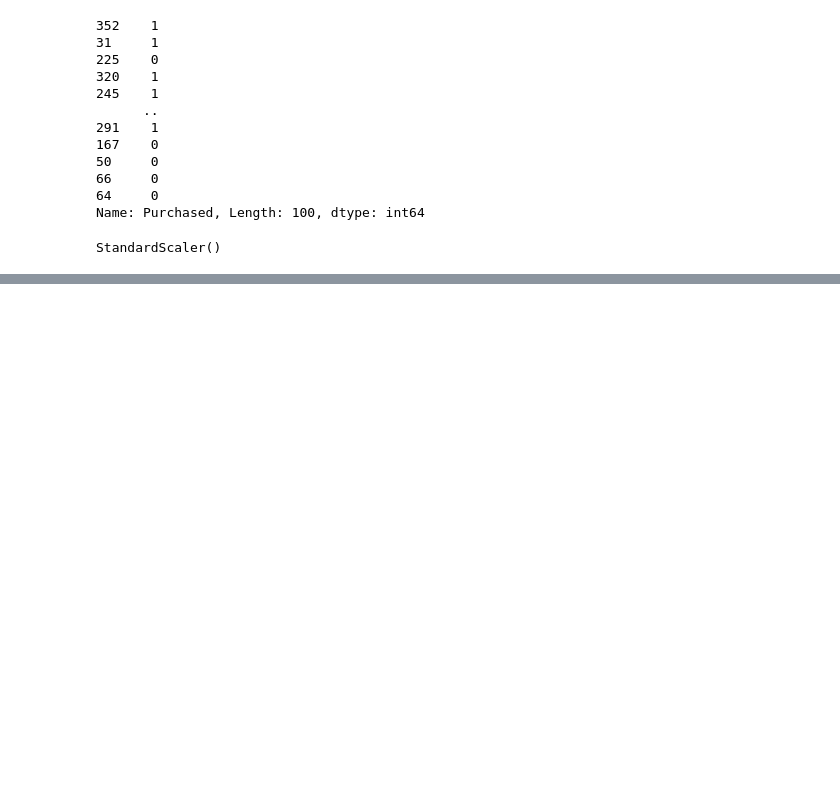
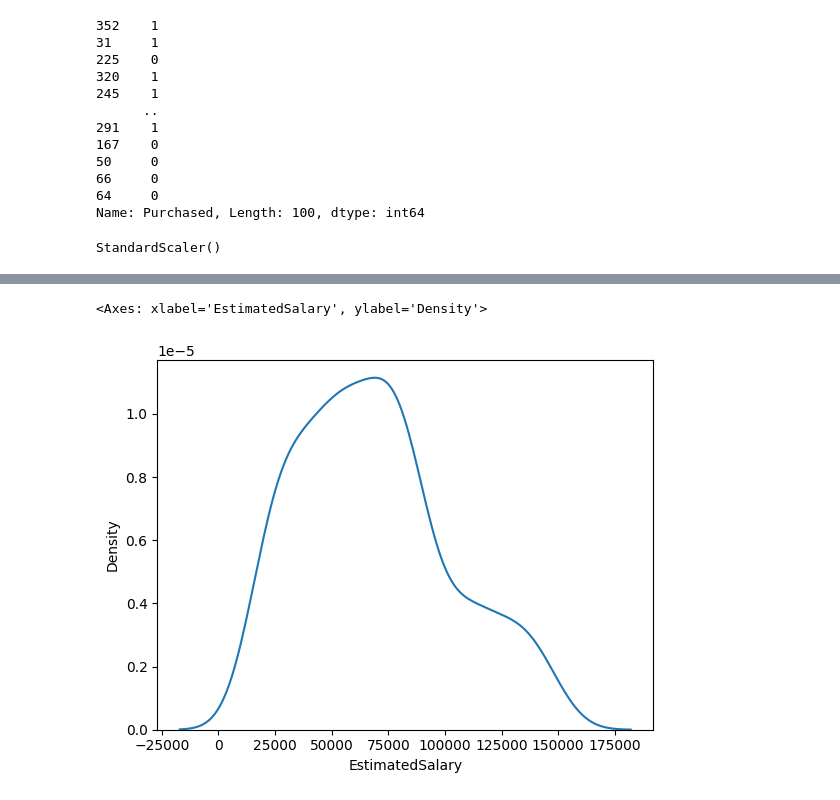
Before and after one commit to Hunnykumar007/SimpleLinearAlgorithm, a Jupyter notebook: notebooks/Feature_Engineering.ipynb, the cells around one changed output, grey strips where cells are left out. Saved outputs shown, nothing was run; the diff lists cells and outputs as text; code cells hidden in the pictures; blank space fills up the shorter version.

```diff
--- a/notebooks/Feature_Engineering.ipynb
+++ b/notebooks/Feature_Engineering.ipynb
@@ -203,0 +243,7 @@ array([[ 0.38596703,  0.63872088],
+# %%
+# model
+import seaborn as sns
+sns.kdeplot(X_train['EstimatedSalary'])
+# %% [output]
+<Axes: xlabel='EstimatedSalary', ylabel='Density'>
+[figure, added]
```
Also changed, not shown: parts of 57 cells of this notebook.
